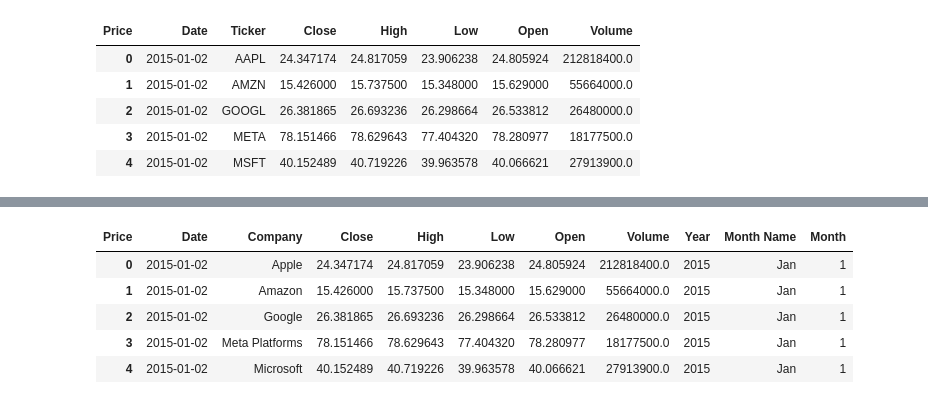
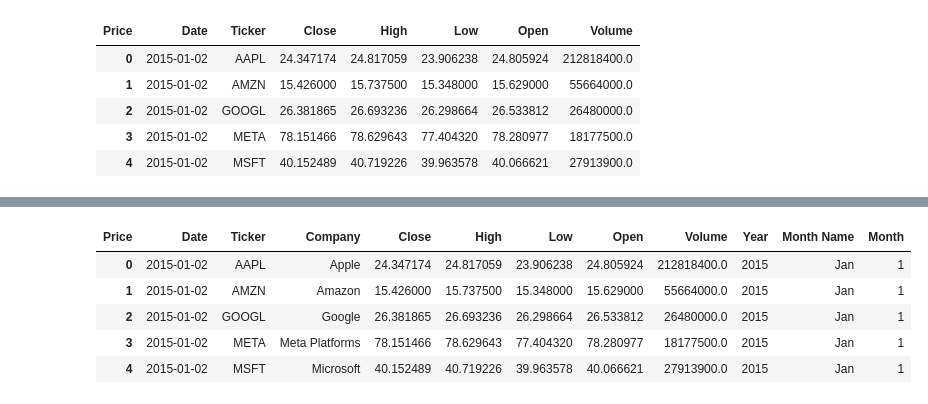
Before and after one commit to modyreturn/Stock-Market-Analysis, a Jupyter notebook: Stock_Analysis.ipynb, the cells around one changed output, grey strips where cells are left out. Saved outputs shown, nothing was run; the diff lists cells and outputs as text; code cells hidden in the pictures.

```diff
--- a/Stock_Analysis.ipynb
+++ b/Stock_Analysis.ipynb
@@ -93,32 +79,32 @@ memory usage: 832.6+ KB
 # %%
-df_reshaped['Year'] = df_reshaped['Date'].dt.year
-df_reshaped['Month'] = df_reshaped['Date'].dt.month
+df_reshaped['Year'] = df_reshaped['Date'].dt.year # Extracting Year column form Date column
+df_reshaped['Month'] = df_reshaped['Date'].dt.month # Extracting Month column from Date column
 
 # Mapping dictionary for ticker to company name
 ticker_to_company = {
     'AAPL': 'Apple',
     'AMZN': 'Amazon',
     'GOOGL': 'Google',
     'META': 'Meta Platforms',
     'MSFT': 'Microsoft',
     'NVDA': 'NVIDIA'
 }
 # Mapping dictionary for month number  to month name
 month_to_month_name = {
     1: 'Jan', 2: 'Feb', 3: 'Mar', 4: 'Apr', 5: 'May', 6: 'Jun',
     7: 'Jul', 8: 'Aug', 9: 'Sep', 10: 'Oct', 11: 'Nov', 12: 'Dec'
 }
 df_reshaped['Month Name'] = df_reshaped['Month'].map(month_to_month_name)
 df_reshaped['Company'] = df_reshaped['Ticker'].map(ticker_to_company)
 
-df = df_reshaped[['Date','Company', 'Close', 'High', 'Low', 'Open', 'Volume', 'Year', 'Month Name', 'Month']]
+df = df_reshaped[['Date','Ticker', 'Company', 'Close', 'High', 'Low', 'Open', 'Volume', 'Year', 'Month Name', 'Month']]
 
 df.head()
 # %% [output]
-| Price | Date | Company | Close | High | Low | Open | Volume | Year | Month Name | Month |
-| 0 | 2015-01-02 | Apple | 24.347174 | 24.817059 | 23.906238 | 24.805924 | 212818400.0 | 2015 | Jan | 1 |
-| 1 | 2015-01-02 | Amazon | 15.426000 | 15.737500 | 15.348000 | 15.629000 | 55664000.0 | 2015 | Jan | 1 |
-| 2 | 2015-01-02 | Google | 26.381865 | 26.693236 | 26.298664 | 26.533812 | 26480000.0 | 2015 | Jan | 1 |
-| 3 | 2015-01-02 | Meta Platforms | 78.151466 | 78.629643 | 77.404320 | 78.280977 | 18177500.0 | 2015 | Jan | 1 |
-| 4 | 2015-01-02 | Microsoft | 40.152489 | 40.719226 | 39.963578 | 40.066621 | 27913900.0 | 2015 | Jan | 1 |
+| Price | Date | Ticker | Company | Close | High | Low | Open | Volume | Year | Month Name | Month |
+| 0 | 2015-01-02 | AAPL | Apple | 24.347174 | 24.817059 | 23.906238 | 24.805924 | 212818400.0 | 2015 | Jan | 1 |
+| 1 | 2015-01-02 | AMZN | Amazon | 15.426000 | 15.737500 | 15.348000 | 15.629000 | 55664000.0 | 2015 | Jan | 1 |
+| 2 | 2015-01-02 | GOOGL | Google | 26.381865 | 26.693236 | 26.298664 | 26.533812 | 26480000.0 | 2015 | Jan | 1 |
+| 3 | 2015-01-02 | META | Meta Platforms | 78.151466 | 78.629643 | 77.404320 | 78.280977 | 18177500.0 | 2015 | Jan | 1 |
+| 4 | 2015-01-02 | MSFT | Microsoft | 40.152489 | 40.719226 | 39.963578 | 40.066621 | 27913900.0 | 2015 | Jan | 1 |
 # %%
```
Also changed, not shown: parts of 13 cells of this notebook, 1 other file.
